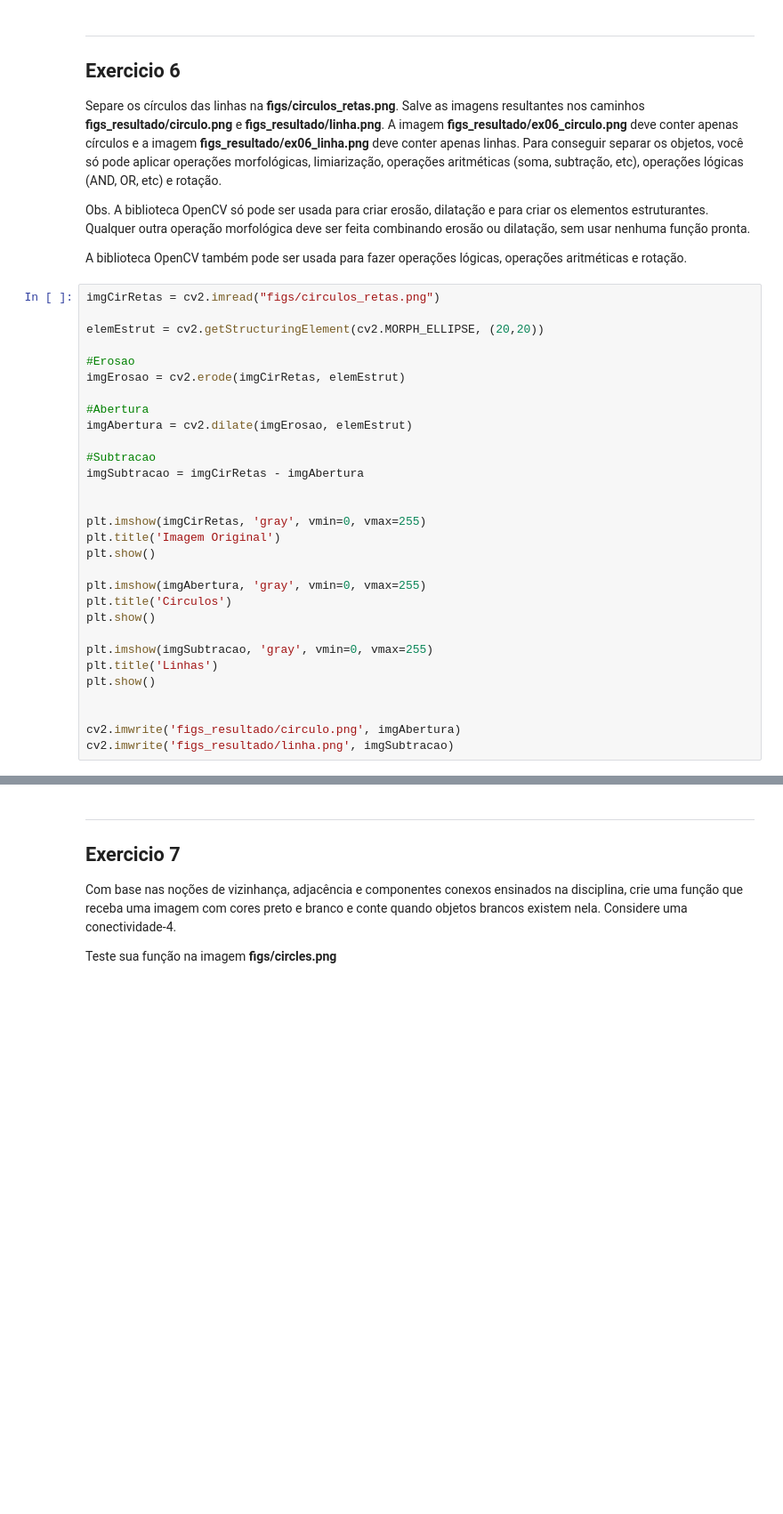
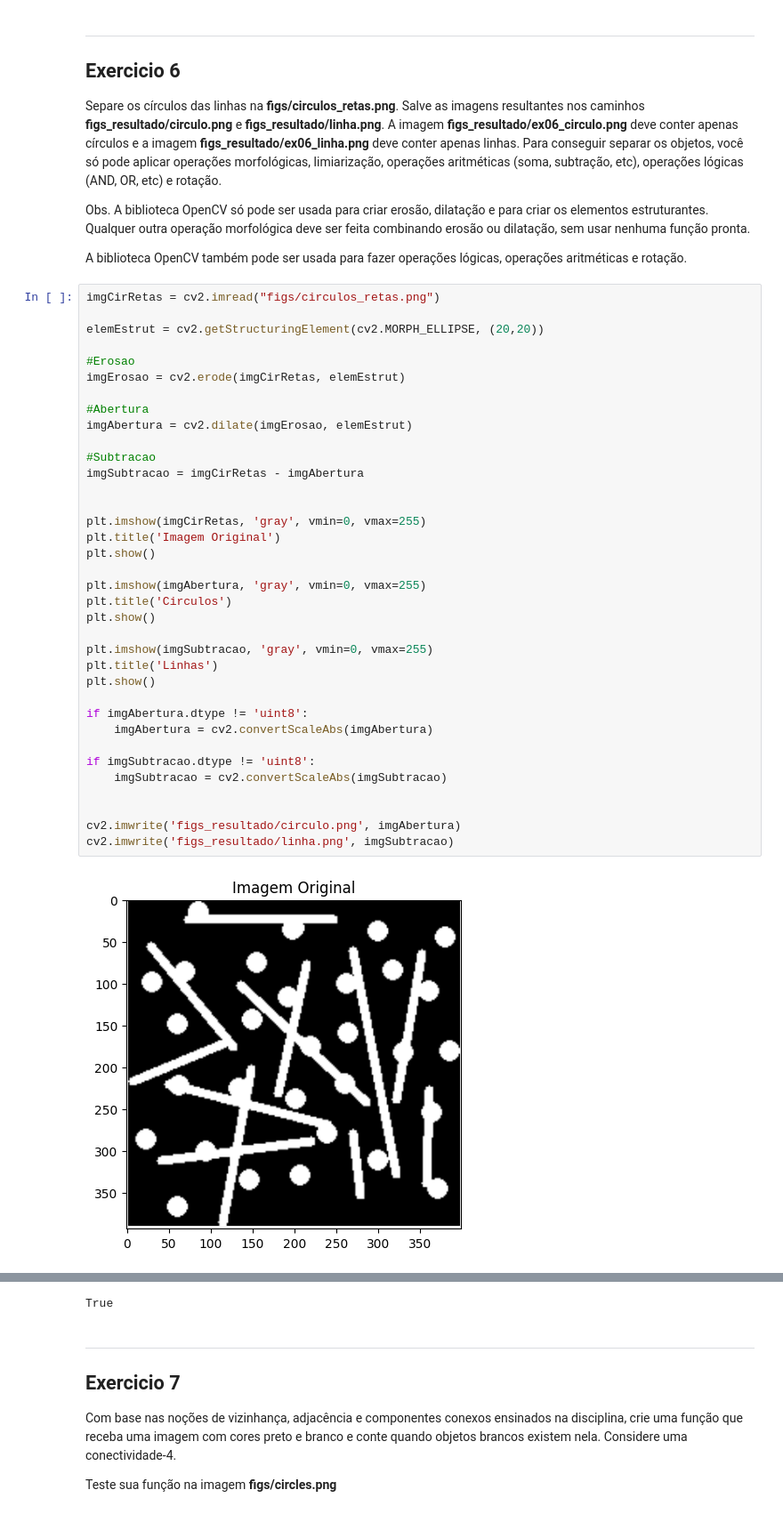
Before and after one commit to GabrielCCrispi/processamento_img, a Jupyter notebook: 2024S2_PDI_AC2/2024S1_PDI_AC2.ipynb, the cells around one changed output, grey strips where cells are left out. Shown at 89% size. Drawn from its saved outputs; the diff is of its cells as text; blank space fills up the shorter version.

```diff
--- a/2024S2_PDI_AC2/2024S1_PDI_AC2.ipynb
+++ b/2024S2_PDI_AC2/2024S1_PDI_AC2.ipynb
@@ -329,30 +421,38 @@ A biblioteca OpenCV também pode ser usada para fazer operações lógicas, oper
 # %%
 imgCirRetas = cv2.imread("figs/circulos_retas.png")
 
 elemEstrut = cv2.getStructuringElement(cv2.MORPH_ELLIPSE, (20,20))
 
 #Erosao
 imgErosao = cv2.erode(imgCirRetas, elemEstrut)
 
 #Abertura
 imgAbertura = cv2.dilate(imgErosao, elemEstrut)
 
 #Subtracao
 imgSubtracao = imgCirRetas - imgAbertura
 
 
 plt.imshow(imgCirRetas, 'gray', vmin=0, vmax=255)
 plt.title('Imagem Original')
 plt.show()
 
 plt.imshow(imgAbertura, 'gray', vmin=0, vmax=255)
 plt.title('Circulos')
 plt.show()
 
 plt.imshow(imgSubtracao, 'gray', vmin=0, vmax=255)
 plt.title('Linhas')
 plt.show()
 
+if imgAbertura.dtype != 'uint8':
+    imgAbertura = cv2.convertScaleAbs(imgAbertura)
+
+if imgSubtracao.dtype != 'uint8':
+    imgSubtracao = cv2.convertScaleAbs(imgSubtracao)
+
 
 cv2.imwrite('figs_resultado/circulo.png', imgAbertura)
 cv2.imwrite('figs_resultado/linha.png', imgSubtracao)
+# %% [output]
+[figure, added]
@@ -359,3 +461,4 @@ cv2.imwrite('figs_resultado/linha.png', imgSubtracao)
+True
 # %% [markdown]
 ----
 ## Exercicio 7
```
Also changed, not shown: parts of 9 cells of this notebook, 7 other files.
